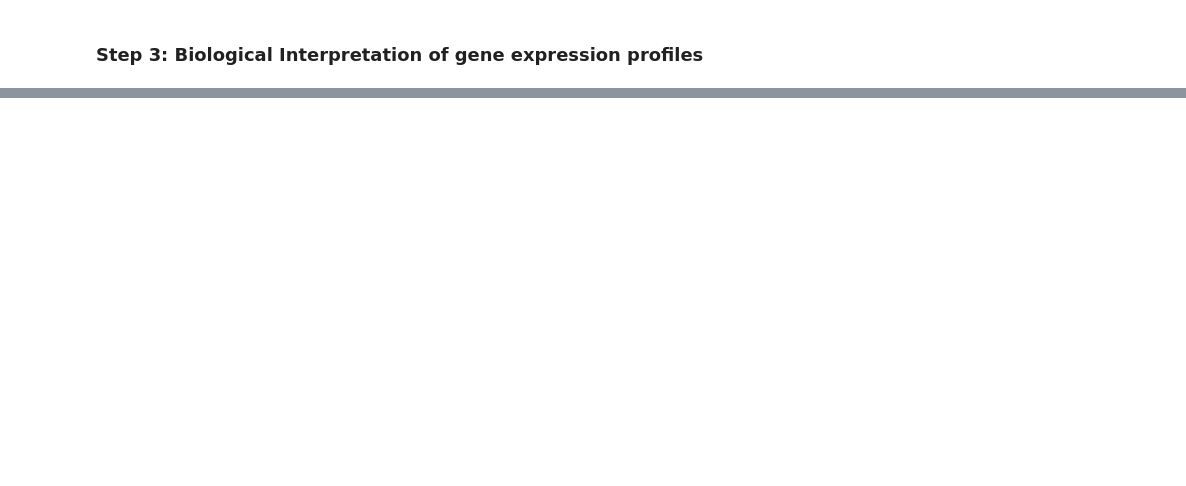
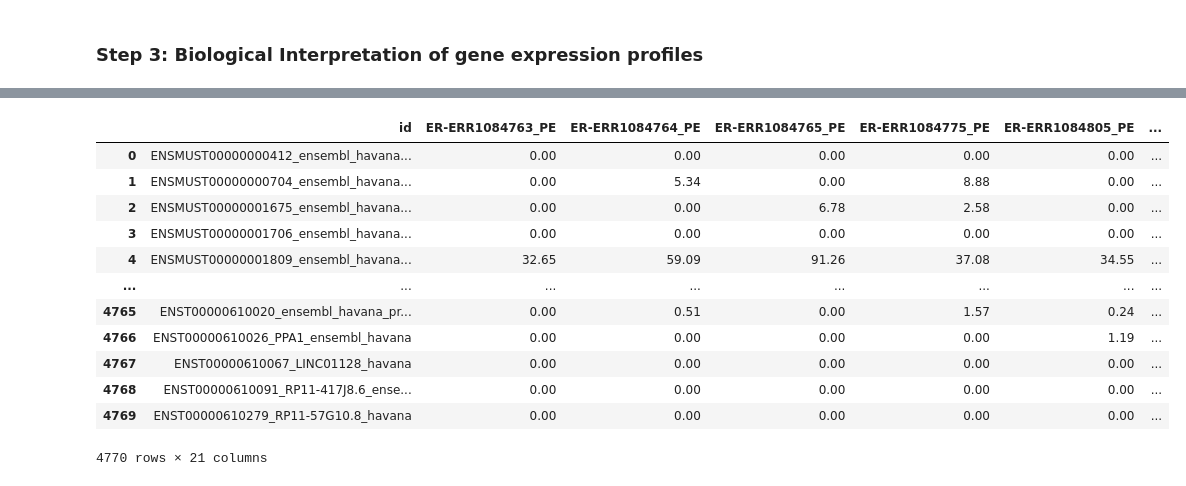
Before and after one commit to cappelchi/T-Bio, a Jupyter notebook: T_Bio_Practice_3.ipynb, the cells around one changed output, grey strips where cells are left out. Saved outputs shown, nothing was run; the diff lists cells and outputs as text; code cells hidden in the pictures; blank space fills up the shorter version.

```diff
--- a/T_Bio_Practice_3.ipynb
+++ b/T_Bio_Practice_3.ipynb
@@ -104,0 +204,16 @@ max        14753.160000      14150.690000  ...      17199.950000      19684.3600
+# %%
+isoforms_FPKM_with_annotation
+# %% [output]
+|  | id | ER-ERR1084763_PE | ER-ERR1084764_PE | ER-ERR1084765_PE | ER-ERR1084775_PE | ER-ERR1084805_PE | ... |
+| 0 | ENSMUST00000000412_ensembl_havana... | 0.00 | 0.00 | 0.00 | 0.00 | 0.00 | ... |
+| 1 | ENSMUST00000000704_ensembl_havana... | 0.00 | 5.34 | 0.00 | 8.88 | 0.00 | ... |
+| 2 | ENSMUST00000001675_ensembl_havana... | 0.00 | 0.00 | 6.78 | 2.58 | 0.00 | ... |
+| 3 | ENSMUST00000001706_ensembl_havana... | 0.00 | 0.00 | 0.00 | 0.00 | 0.00 | ... |
+| 4 | ENSMUST00000001809_ensembl_havana... | 32.65 | 59.09 | 91.26 | 37.08 | 34.55 | ... |
+| ... | ... | ... | ... | ... | ... | ... | ... |
+| 4765 | ENST00000610020_ensembl_havana_pr... | 0.00 | 0.51 | 0.00 | 1.57 | 0.24 | ... |
+| 4766 | ENST00000610026_PPA1_ensembl_havana | 0.00 | 0.00 | 0.00 | 0.00 | 1.19 | ... |
+| 4767 | ENST00000610067_LINC01128_havana | 0.00 | 0.00 | 0.00 | 0.00 | 0.00 | ... |
+| 4768 | ENST00000610091_RP11-417J8.6_ense... | 0.00 | 0.00 | 0.00 | 0.00 | 0.00 | ... |
+| 4769 | ENST00000610279_RP11-57G10.8_havana | 0.00 | 0.00 | 0.00 | 0.00 | 0.00 | ... |
+4770 rows × 21 columns
```
Also changed, not shown: parts of 8 cells of this notebook.
